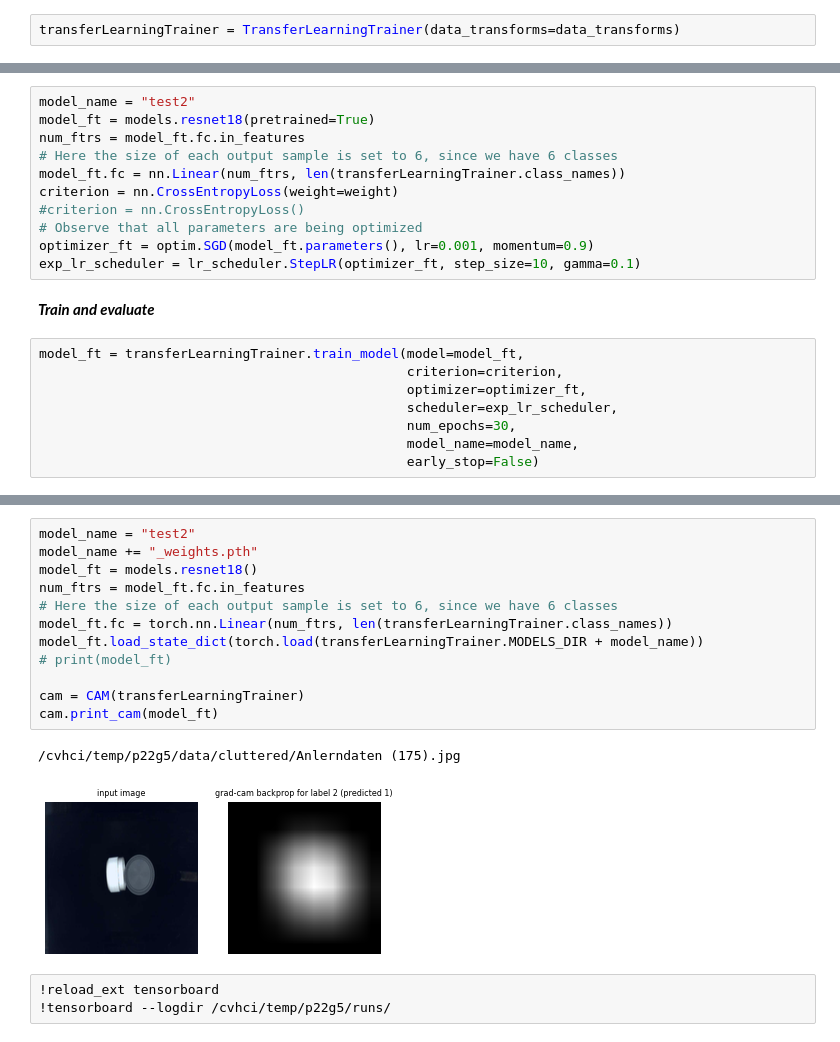
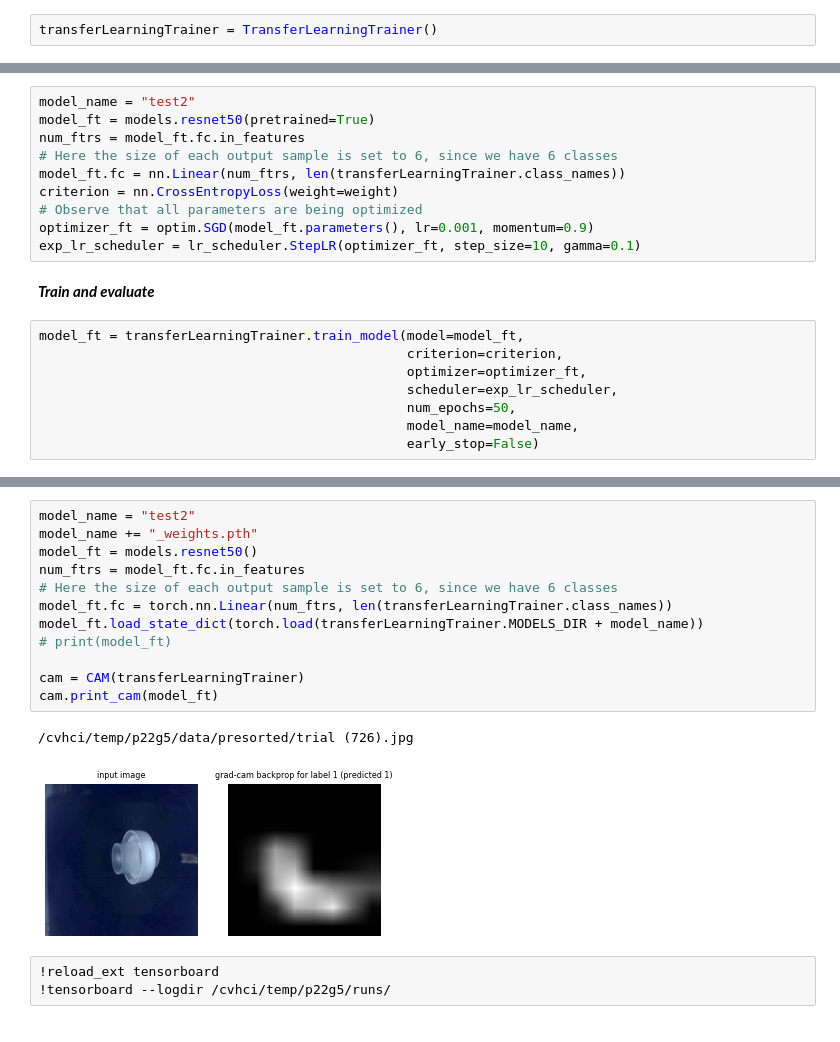
Before and after one commit to eismont21/AnomaliesRecycling, a Jupyter notebook: notebooks/TransferLearning-Copy1.ipynb, the cells around one changed output, grey strips where cells are left out. Cells and saved outputs as stored; diff of their text form.

```diff
--- a/notebooks/TransferLearning-Copy1.ipynb
+++ b/notebooks/TransferLearning-Copy1.ipynb
@@ -71,5 +47,5 @@ data_transforms = {
 # %%
-transferLearningTrainer = TransferLearningTrainer(data_transforms=data_transforms)
+transferLearningTrainer = TransferLearningTrainer()
 # %% [markdown]
 Visualize a few images
 # %%
@@ -104,12 +80,11 @@ weight = 1. - class_sample_count / sum(class_sample_count) # 0.932432-3
 weight = torch.tensor(weight, dtype=torch.float).to(DEVICE)
 # %%
 model_name = "test2"
-model_ft = models.resnet18(pretrained=True)
+model_ft = models.resnet50(pretrained=True)
 num_ftrs = model_ft.fc.in_features
 # Here the size of each output sample is set to 6, since we have 6 classes
 model_ft.fc = nn.Linear(num_ftrs, len(transferLearningTrainer.class_names))
 criterion = nn.CrossEntropyLoss(weight=weight)
-#criterion = nn.CrossEntropyLoss()
 # Observe that all parameters are being optimized
 optimizer_ft = optim.SGD(model_ft.parameters(), lr=0.001, momentum=0.9)
 exp_lr_scheduler = lr_scheduler.StepLR(optimizer_ft, step_size=10, gamma=0.1)
@@ -120,7 +95,7 @@ model_ft = transferLearningTrainer.train_model(model=model_ft,
                                                criterion=criterion,
                                                optimizer=optimizer_ft,
                                                scheduler=exp_lr_scheduler,
-                                               num_epochs=30,
+                                               num_epochs=50,
                                                model_name=model_name,
                                                early_stop=False)
 # %% [output]
@@ -144,18 +154,18 @@ Best test R^2: 0.902075
 # %%
 model_name = "test2"
 model_name += "_weights.pth"
-model_ft = models.resnet18()
+model_ft = models.resnet50()
 num_ftrs = model_ft.fc.in_features
 # Here the size of each output sample is set to 6, since we have 6 classes
 model_ft.fc = torch.nn.Linear(num_ftrs, len(transferLearningTrainer.class_names))
 model_ft.load_state_dict(torch.load(transferLearningTrainer.MODELS_DIR + model_name))
 # print(model_ft)
 
 cam = CAM(transferLearningTrainer)
 cam.print_cam(model_ft)
 # %% [output]
-/cvhci/temp/p22g5/data/cluttered/Anlerndaten (175).jpg
+/cvhci/temp/p22g5/data/presorted/trial (726).jpg
-[figure, old version]
+[figure, new version]
 # %%
 !reload_ext tensorboard
 !tensorboard --logdir /cvhci/temp/p22g5/runs/
```
Also changed, not shown: parts of 7 cells of this notebook.
